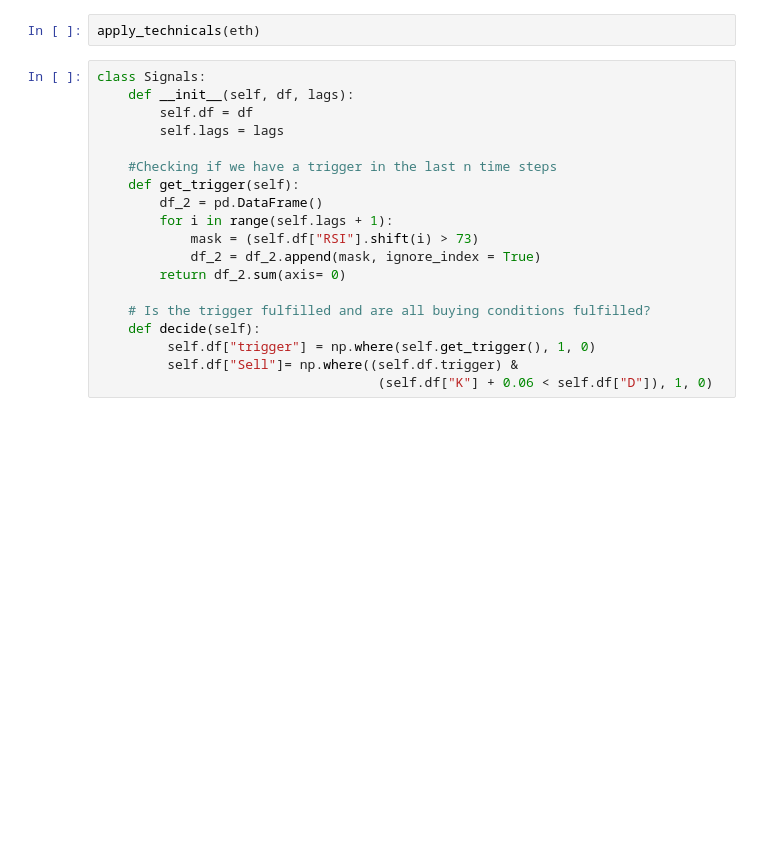
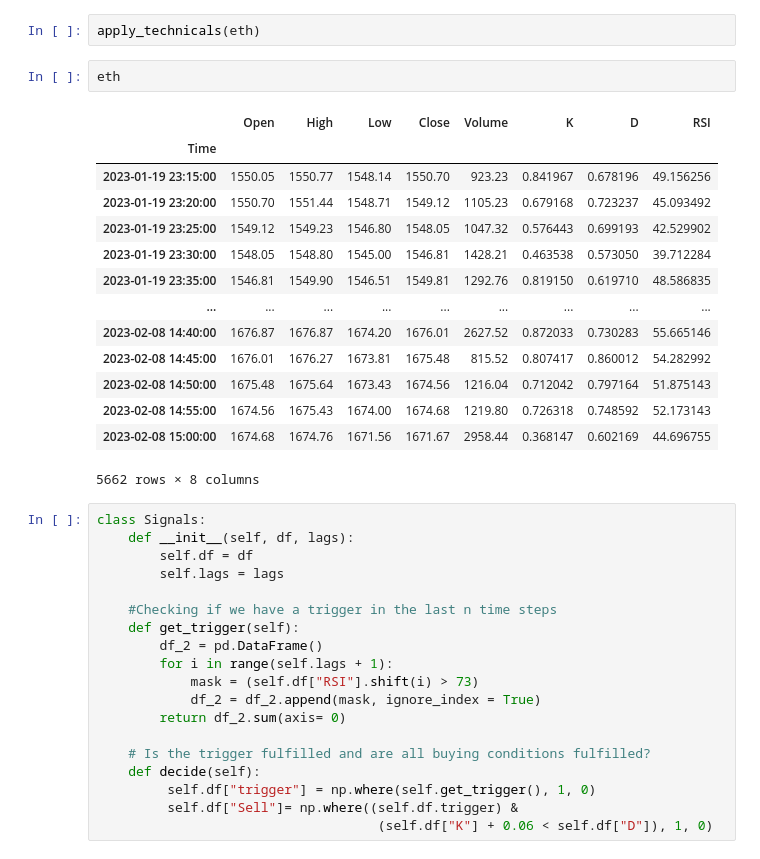
Before and after one commit to litosmunoz/Eth-bot, a Jupyter notebook: Backtesting/eth_bot_short.ipynb, the cells around one changed output. Saved outputs shown, nothing was run; the diff lists cells and outputs as text; blank space fills up the shorter version.

```diff
--- a/eth_bot_short.ipynb
+++ b/Backtesting/eth_bot_short.ipynb
@@ -109,6 +109,23 @@ def apply_technicals(df):
     df.dropna(inplace=True)
 # %%
 apply_technicals(eth)
+# %%
+eth
+# %% [output]
+|  | Open | High | Low | Close | Volume | K | D | RSI |
+| Time |  |  |  |  |  |  |  |  |
+| 2023-01-19 23:15:00 | 1550.05 | 1550.77 | 1548.14 | 1550.70 | 923.23 | 0.841967 | 0.678196 | 49.156256 |
+| 2023-01-19 23:20:00 | 1550.70 | 1551.44 | 1548.71 | 1549.12 | 1105.23 | 0.679168 | 0.723237 | 45.093492 |
+| 2023-01-19 23:25:00 | 1549.12 | 1549.23 | 1546.80 | 1548.05 | 1047.32 | 0.576443 | 0.699193 | 42.529902 |
+| 2023-01-19 23:30:00 | 1548.05 | 1548.80 | 1545.00 | 1546.81 | 1428.21 | 0.463538 | 0.573050 | 39.712284 |
+| 2023-01-19 23:35:00 | 1546.81 | 1549.90 | 1546.51 | 1549.81 | 1292.76 | 0.819150 | 0.619710 | 48.586835 |
+| ... | ... | ... | ... | ... | ... | ... | ... | ... |
+| 2023-02-08 14:40:00 | 1676.87 | 1676.87 | 1674.20 | 1676.01 | 2627.52 | 0.872033 | 0.730283 | 55.665146 |
+| 2023-02-08 14:45:00 | 1676.01 | 1676.27 | 1673.81 | 1675.48 | 815.52 | 0.807417 | 0.860012 | 54.282992 |
+| 2023-02-08 14:50:00 | 1675.48 | 1675.64 | 1673.43 | 1674.56 | 1216.04 | 0.712042 | 0.797164 | 51.875143 |
+| 2023-02-08 14:55:00 | 1674.56 | 1675.43 | 1674.00 | 1674.68 | 1219.80 | 0.726318 | 0.748592 | 52.173143 |
+| 2023-02-08 15:00:00 | 1674.68 | 1674.76 | 1671.56 | 1671.67 | 2958.44 | 0.368147 | 0.602169 | 44.696755 |
+5662 rows × 8 columns
 # %%
 class Signals:
     def __init__(self, df, lags):
```
Also changed, not shown: parts of 2 cells of this notebook, 6 other files.
